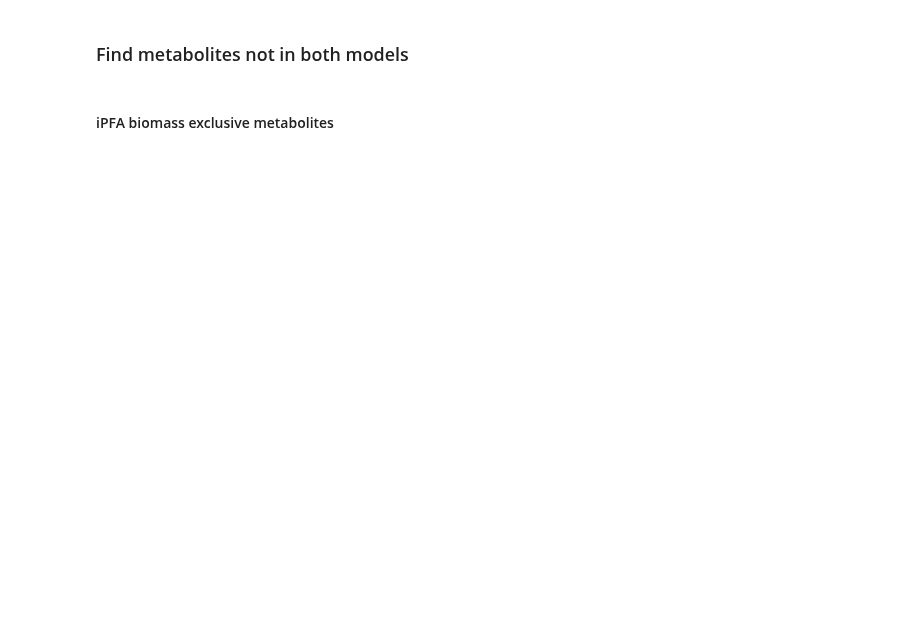
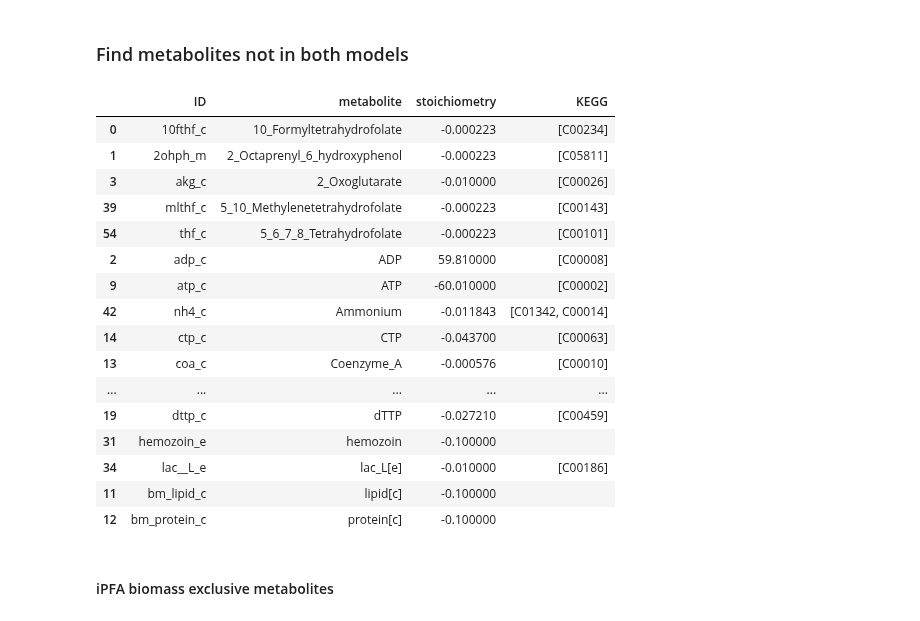
Before and after one commit to Nexia23/Plasmodium_abs_FBA, a Jupyter notebook: compare_GEMs.ipynb, the cells around one changed output. Drawn from its saved outputs; the diff is of its cells as text; code cells hidden in the pictures; blank space fills up the shorter version.

Commit message:
biomass function research

```diff
--- a/compare_GEMs.ipynb
+++ b/compare_GEMs.ipynb
@@ -10,5 +10,6 @@ pd.options.display.max_rows = 4000
 from matplotlib import pyplot as plt
 plt.style.use('ggplot')
 # %%
-ipfa = cobra.io.read_sbml_model("iPFA/ipfasbml.xml")
+#ipfa = cobra.io.read_sbml_model("iPFA/ipfasbml.xml")
+ipfa = cobra.io.load_matlab_model('/home/karnet/Downloads/ipbeblood.mat')
 # %% [output]
@@ -71,24 +107,43 @@ biomass_ipfal.sort_values(by='stoichiometry', ascending=False)
 # %%
 #biomass_ipfal.metabolite[biomass_ipfal.metabolite.isin(biomass.metabolite)]
 kegg_ids = []
 ids = []
 for i,met in enumerate(m):
     try:
         kegg = met.annotation['kegg.compound']
     except:
         kegg=''
     kegg_ids.extend(kegg)
     ids.extend([i for _ in range(len(kegg))])
 
 def return_kegg_id(metabolite):
     try:
         kegg = metabolite.annotation['kegg.compound']
     except:
         kegg=''
     return kegg
 
 
 biomass_ipfal['KEGG'] = biomass_ipfal['ID'].apply(return_kegg_id)
+biomass_ipfal.sort_values(by='metabolite')
+# %% [output]
+|  | ID | metabolite | stoichiometry | KEGG |
+| 0 | 10fthf_c | 10_Formyltetrahydrofolate | -0.000223 | [C00234] |
+| 1 | 2ohph_m | 2_Octaprenyl_6_hydroxyphenol | -0.000223 | [C05811] |
+| 3 | akg_c | 2_Oxoglutarate | -0.010000 | [C00026] |
+| 39 | mlthf_c | 5_10_Methylenetetrahydrofolate | -0.000223 | [C00143] |
+| 54 | thf_c | 5_6_7_8_Tetrahydrofolate | -0.000223 | [C00101] |
+| 2 | adp_c | ADP | 59.810000 | [C00008] |
+| 9 | atp_c | ATP | -60.010000 | [C00002] |
+| 42 | nh4_c | Ammonium | -0.011843 | [C01342, C00014] |
+| 14 | ctp_c | CTP | -0.043700 | [C00063] |
+| 13 | coa_c | Coenzyme_A | -0.000576 | [C00010] |
+| ... | ... | ... | ... | ... |
+| 19 | dttp_c | dTTP | -0.027210 | [C00459] |
+| 31 | hemozoin_e | hemozoin | -0.100000 |  |
+| 34 | lac__L_e | lac_L[e] | -0.010000 | [C00186] |
+| 11 | bm_lipid_c | lipid[c] | -0.100000 |  |
+| 12 | bm_protein_c | protein[c] | -0.100000 |  |
 # %% [markdown]
 #### iPFA biomass exclusive metabolites
 # %%
```
Also changed, not shown: parts of 44 cells of this notebook.
